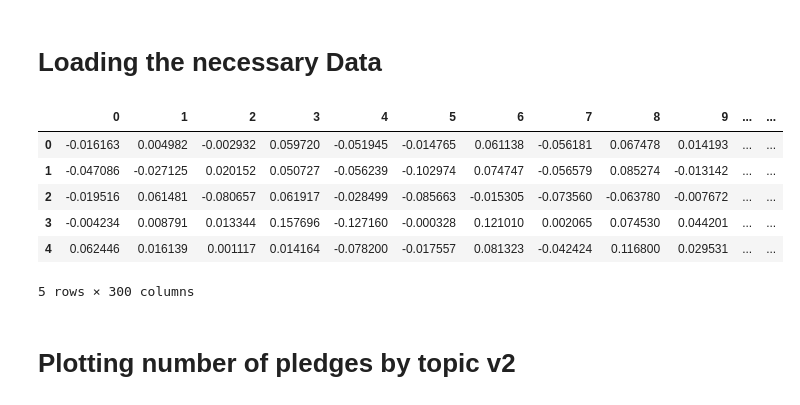
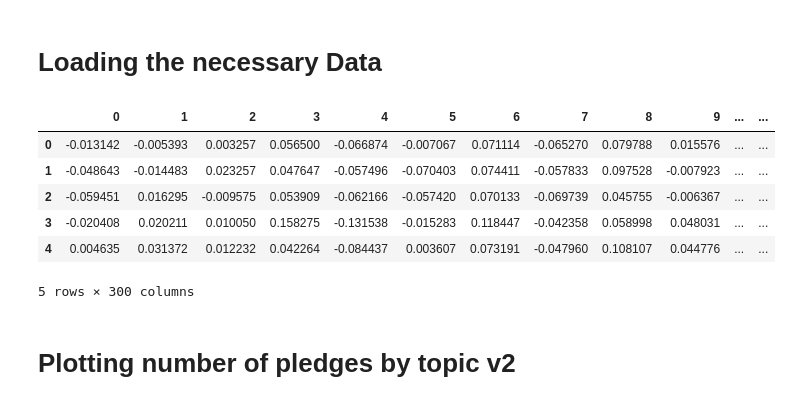
Before and after one commit to SEMICeu/semic_pledges, a Jupyter notebook: PledgesClustering/Clustering.ipynb, the cells around one changed output. Drawn from its saved outputs; the diff is of its cells as text; code cells hidden in the pictures.

```diff
--- a/PledgesClustering/Clustering.ipynb
+++ b/PledgesClustering/Clustering.ipynb
@@ -3,21 +3,21 @@
 # %%
 import os
 from pathlib import Path
 import pandas as pd
 
 DirPpath = Path(os.path.abspath('')).parent # Fetching the current directory path - Specific for ipynb file - For .py: Path(os.path.dirname(os.path.realpath(__file__)).replace("\\", "/"))
 
-IndexedPath  = str(DirPpath.absolute()) + "\IndexedDataV1Tf.csv"
+IndexedPath  = str(DirPpath.absolute()) + "\IndexedDataV1.csv"
 IndexedData = pd.read_csv(IndexedPath, index_col=0)
 
 IndexedData.head()
 # %% [output]
 |  | 0 | 1 | 2 | 3 | 4 | 5 | 6 | 7 | 8 | 9 | ... | ... |
-| 0 | -0.016163 | 0.004982 | -0.002932 | 0.059720 | -0.051945 | -0.014765 | 0.061138 | -0.056181 | 0.067478 | 0.014193 | ... | ... |
-| 1 | -0.047086 | -0.027125 | 0.020152 | 0.050727 | -0.056239 | -0.102974 | 0.074747 | -0.056579 | 0.085274 | -0.013142 | ... | ... |
-| 2 | -0.019516 | 0.061481 | -0.080657 | 0.061917 | -0.028499 | -0.085663 | -0.015305 | -0.073560 | -0.063780 | -0.007672 | ... | ... |
-| 3 | -0.004234 | 0.008791 | 0.013344 | 0.157696 | -0.127160 | -0.000328 | 0.121010 | 0.002065 | 0.074530 | 0.044201 | ... | ... |
-| 4 | 0.062446 | 0.016139 | 0.001117 | 0.014164 | -0.078200 | -0.017557 | 0.081323 | -0.042424 | 0.116800 | 0.029531 | ... | ... |
+| 0 | -0.013142 | -0.005393 | 0.003257 | 0.056500 | -0.066874 | -0.007067 | 0.071114 | -0.065270 | 0.079788 | 0.015576 | ... | ... |
+| 1 | -0.048643 | -0.014483 | 0.023257 | 0.047647 | -0.057496 | -0.070403 | 0.074411 | -0.057833 | 0.097528 | -0.007923 | ... | ... |
+| 2 | -0.059451 | 0.016295 | -0.009575 | 0.053909 | -0.062166 | -0.057420 | 0.070133 | -0.069739 | 0.045755 | -0.006367 | ... | ... |
+| 3 | -0.020408 | 0.020211 | 0.010050 | 0.158275 | -0.131538 | -0.015283 | 0.118447 | -0.042358 | 0.058998 | 0.048031 | ... | ... |
+| 4 | 0.004635 | 0.031372 | 0.012232 | 0.042264 | -0.084437 | 0.003607 | 0.073191 | -0.047960 | 0.108107 | 0.044776 | ... | ... |
 5 rows × 300 columns
 # %%
 # Load the Topic column from the preprocessed data
```
Also changed, not shown: parts of 11 cells of this notebook.
